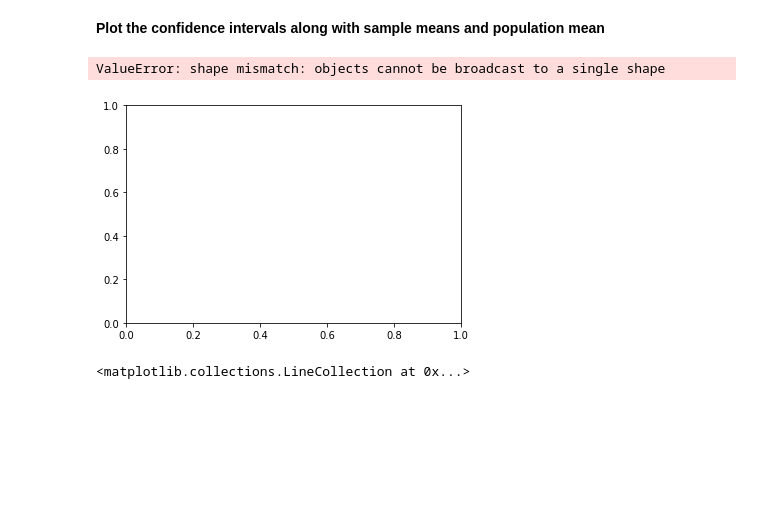
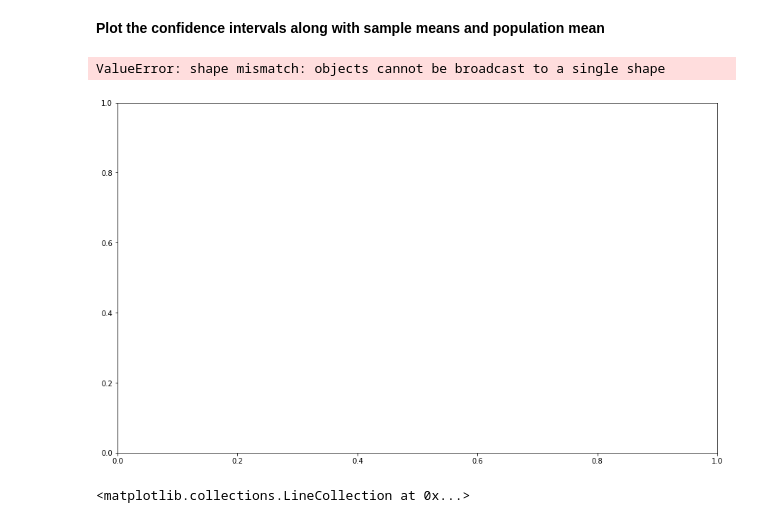
Before and after one commit to kevzha/dsc-2-19-17-confidence-intervals-with-t-distribution-lab-nyc-ds-career-012819, a Jupyter notebook: index.ipynb, the cells around one changed output. Cells and saved outputs as stored; diff of their text form; code cells hidden in the pictures; blank space fills up the shorter version.

```diff
--- a/index.ipynb
+++ b/index.ipynb
@@ -208,14 +208,14 @@ intervals
 # Draw the mean and confidence interval for each sample
 # Draw the population mean
 # %%
-
+plt.figure(figsize=(15,9))
 plt.errorbar(x=np.arange(0.1, 25, 1),
              y=sample_means,
              yerr=[(top-bot)/2 for top,bot in intervals],
              fmt='o')
 # %% [output]
 ValueError: shape mismatch: objects cannot be broadcast to a single shape
-[figure, old version]
+[figure, new version]
 # %%
 # %% [output]
 <matplotlib.collections.LineCollection at 0x...>
```
